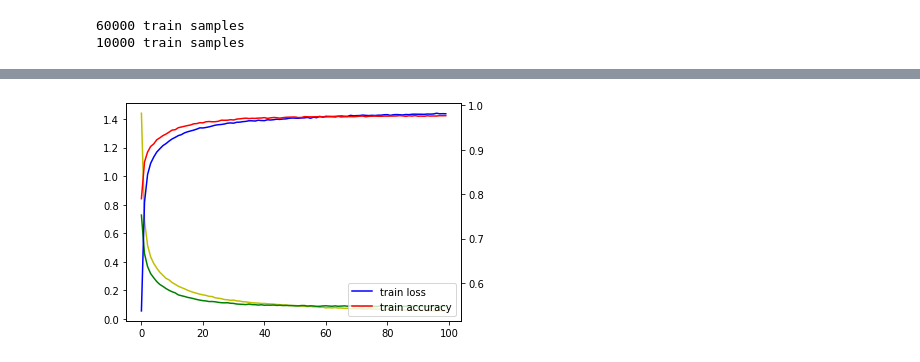
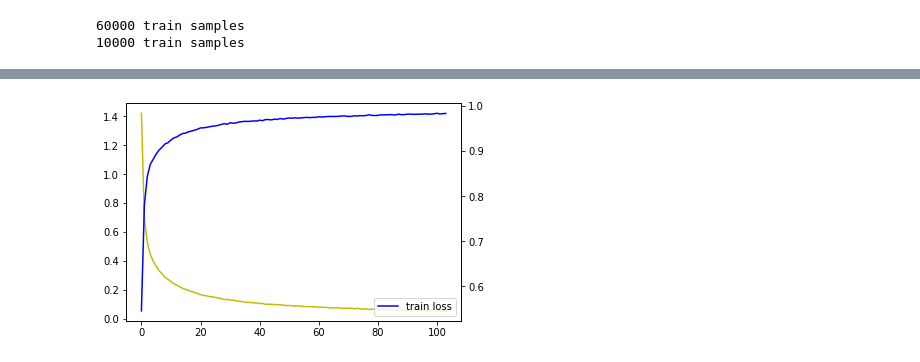
Before and after one commit to mkbahk/DeepLearning, a Jupyter notebook: mnist_opt_level_04_adam.ipynb, the cells around one changed output, grey strips where cells are left out. Drawn from its saved outputs; the diff is of its cells as text; code cells hidden in the pictures.

```diff
--- a/mnist_opt_level_04_adam.ipynb
+++ b/mnist_opt_level_04_adam.ipynb
@@ -119,16 +119,16 @@ model.save('mnist_opt_level_02_Adam.h5')
 # %%
 import matplotlib
 import matplotlib.pyplot as plt
 
 fig, loss_ax =  plt.subplots()
 acc_ax = loss_ax.twinx()
 
 loss_ax.plot(hist.history['loss'], 'y', label='train loss')
-loss_ax.plot(hist.history['val_loss'], 'g', label='validation loss')
+#loss_ax.plot(hist.history['val_loss'], 'g', label='validation loss')
 acc_ax.plot(hist.history['accuracy'], 'b', label='train accuracy')
-acc_ax.plot(hist.history['val_accuracy'], 'r', label='validation accuracy')
+#acc_ax.plot(hist.history['val_accuracy'], 'r', label='validation accuracy')
 
 plt.legend(['train loss', 'train accuracy'])
 plt.show()
 # %% [output]
-[figure, old version]
+[figure, new version]
```
Also changed, not shown: parts of 4 cells of this notebook.
